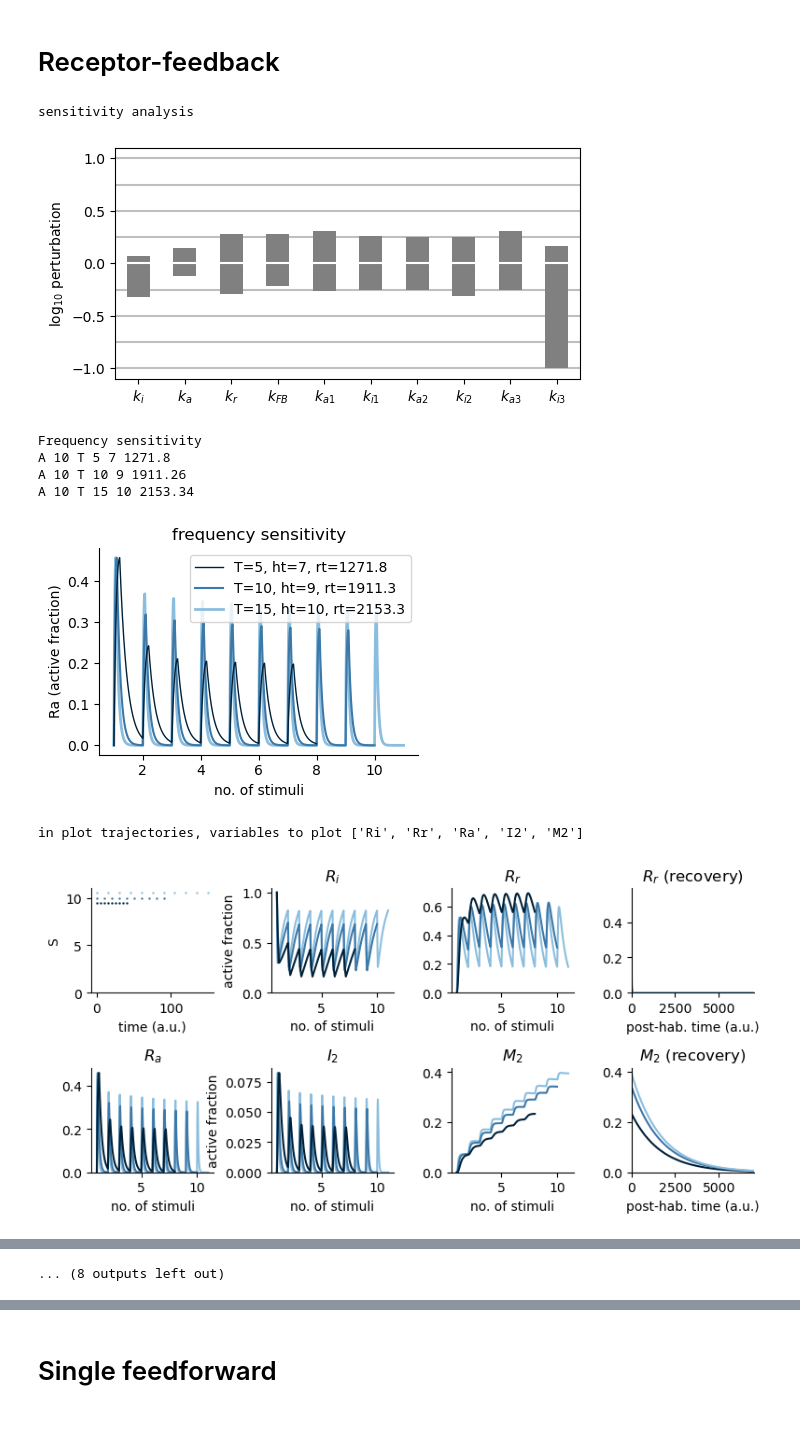
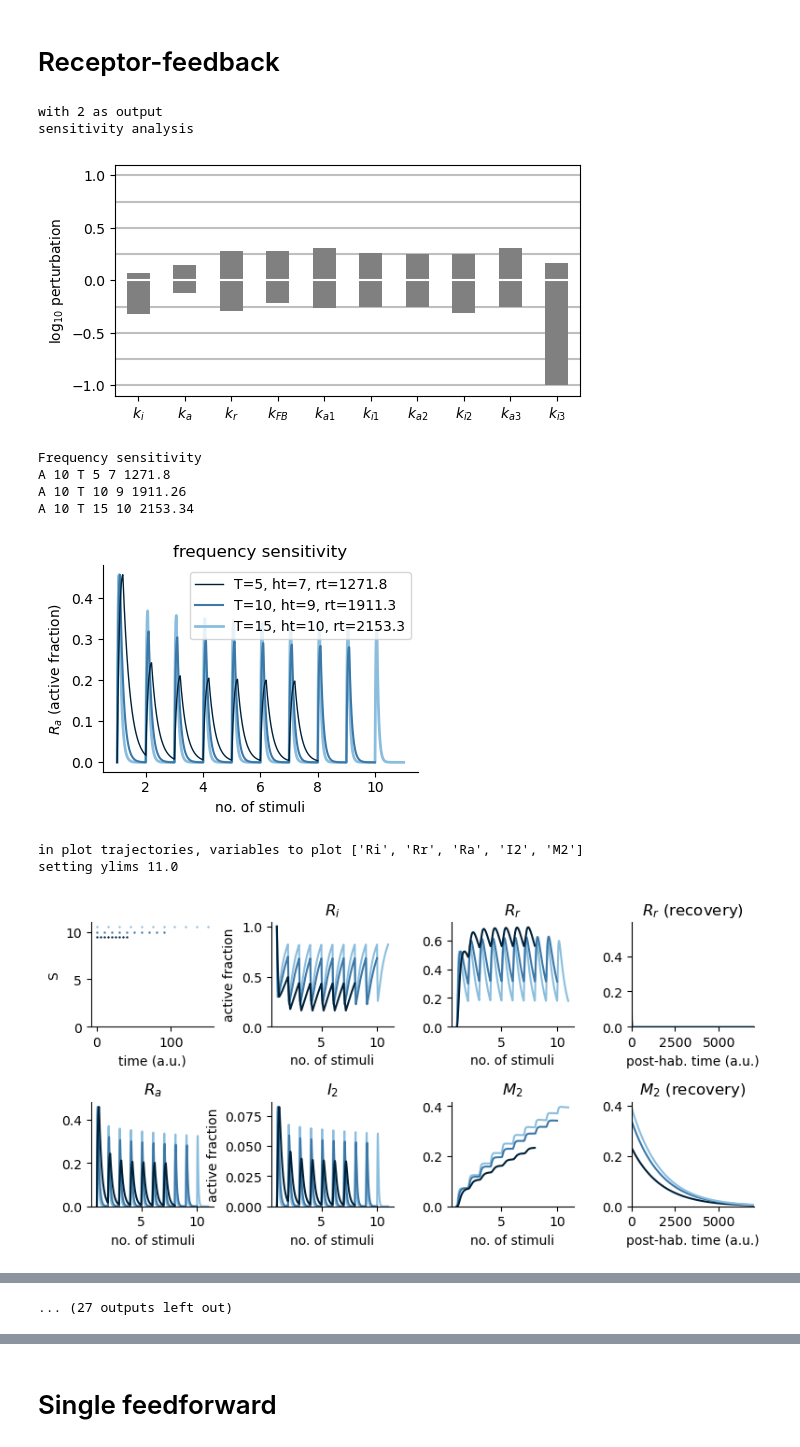
Before and after one commit to theobiolab/habituation, a Jupyter notebook: paper_figures_all.ipynb, the cells around one changed output, grey strips where cells are left out. Saved outputs shown, nothing was run; the diff lists cells and outputs as text; code cells hidden in the pictures.

```diff
--- a/paper_figures_all.ipynb
+++ b/paper_figures_all.ipynb
@@ -604,7 +616,8 @@ def execute_and_plot(**kwds):
 colorsf = ['#002138', '#3C78A8', '#8BBEDE'] #from dark to light
 colorsi=['#002138', '#3F7234', '#A4BA35'] #from dark to light
 folder="../../habituation/2023_paper/figs/panels"
-labels_vars={"I1":"$I_1$", "I2":"$I_2$", "M1":"$M_1$", "M2":"$M_2$", "R1":"$R_1$", "R2":"$R_2$", "Ri":"$R_i$", "Rr":"$R_r$", "Ra":"$R_a$"}
+labels_vars={"I1":"$I_1$", "I2":"$I_2$", "M1":"$M_1$", "M2":"$M_2$", "R1":"$R_1$", "R2":"$R_2$", "Ri":"$R_i$", "Rr":"$R_r$", "Ra":"$R_a$",
+            "C1":"$C_1$", "C2":"$C_2$", "C3":"$C_3$"}
 # %% [markdown]
 # Concatenated Incoherent Feedforward model
 # %%
@@ -995,7 +1035,7 @@ A 2 T 25 27 3783.7
 # %% [markdown]
 # Receptor-feedback
 # %%
-#with Ra as output node
+
 def f_R_NF(X, t, S, k1, k2, k3, kMa, kIa2, kIi2, kRa2, kRi2, kMa2, kMi2):
     # starting values
     Ri, Rr, Ra, I2, M2, R2 = X
@@ -1008,12 +1048,13 @@ def f_R_NF(X, t, S, k1, k2, k3, kMa, kIa2, kIi2, kRa2, kRi2, kMa2, kMi2):
     dM2 = kMa2*R2*(1-M2) - kMi2*M2
 
     return(dRi, dRr, dRa, dI2, dM2, dR2)
-# set parameters
 
-idxs={"Ri":0, "Rr":1, "Ra":2, "I2":3, "M2":4, "R2":5}
+
+
 #["I1", "M1", "R1", "I2", "M2"]
 variables_toplot=["Ri","Rr","I2","R2","M2"]
 Ms_toplot=["Rr","M2"]
+idxM_pot=4
 
 p0=[ 0.123610, 0.772732, 0.104607, 0.903910, 1.033100, 5.04596, 1.002160, 5.75706, 2.51961, 0.000594] #only rates and ODE parameters
 Ton=1.0
@@ -1031,8 +1072,7 @@ X0 = [1,0,0,0,0,0]
 
 steps_per_time = 100
 
-#Ra the output
-idx_hab=2
+
 
 
 folder="../../habituation/2023_paper/figs/panels"
@@ -1042,6 +1082,7 @@ labels_pars= [r"$k_{i}$", r"$k_{a}$", r"$k_{r}$", r"$k_{FB}$",r"$k_{a1}$",r"$k_{
 
 kwds=dict()
 kwds["f"]=f_R_NF
+kwds["hmax"]=0
 kwds["basename"]="f_R_NF"
 kwds["X0"]=X0
 kwds["p0"]=p0
@@ -1050,19 +1091,21 @@ kwds["A_scan_set"]=A_scan_set
 kwds["Sfs"]=Sfs
 kwds["Tis"]=Tis
 kwds["Ton"]=Ton
-kwds["idx_hab"]=2
+kwds["idx_hab"]=idx_hab
 kwds["idxs_M"]=[1,4] #idxs of first and second memory species
+kwds["idxM_pot"]=4
 kwds["Ms_toplot"]=["Rr","M2"] #plot in recovery plot
 kwds["variables_toplot"]=["Ri", "Rr", "Ra", "I2", "M2"]
 kwds["idxs"]={"Ri":0, "Rr":1, "Ra":2, "I2":3, "M2":4, "R2":5}
 kwds["labels_pars"]=labels_pars
-kwds["labels_vars"]=labels_vars
-kwds["output_var"]="Ra"
+kwds["vartitles"]=labels_vars
+
 kwds["ht_threshold"]=0.01
 kwds["recovery_threshold"]=0.95
+kwds["height_peaks_r"]=0.001
+
 kwds["folder"]=folder
 
-kwds["pot_M_var"]="M2"
 
 kwds["ht_threshold2"]=0.005
 kwds["sensdatatxt"]="./sensitivity_receptor_Ra/sensitivity_receptor_Ra.txt"
@@ -1087,16 +1130,28 @@ kwds["doisensitivity"]=True
 kwds["dopot"]=True
 kwds["dosubliminal"]=True
 # %%
-execute_and_plot(**kwds)
+for idx_hab in [2,5]:
+
+    kwds2=kwds.copy()
+    kwds2["idx_hab"]=idx_hab
+    kwds2["basename"]="R_F_%d"%idx_hab
+    if idx_hab==5:
+        kwds2["dosensitivity"]=False
+
+    print("with %d as output"%idx_hab)
+    execute_and_plot(kwds2)
+    print("============")
 # %% [output]
+with 2 as output
 sensitivity analysis
 [figure]
 Frequency sensitivity
 A 10 T 5 7 1271.8
 A 10 T 10 9 1911.26
 A 10 T 15 10 2153.34
-[figure, old version]
+[figure, new version]
 in plot trajectories, variables to plot ['Ri', 'Rr', 'Ra', 'I2', 'M2']
+setting ylims 11.0
 [figure]
 [figure]
 Recovery envelope
@@ -1112,4 +1167,4 @@ Intensity sensitivity
 T 10 A 3 5 106.52
 T 10 A 5 7 1074.64
 T 10 A 10 9 1911.26
-... (8 outputs left out)
+... (27 outputs left out)
```
Also changed, not shown: parts of 13 cells of this notebook.
